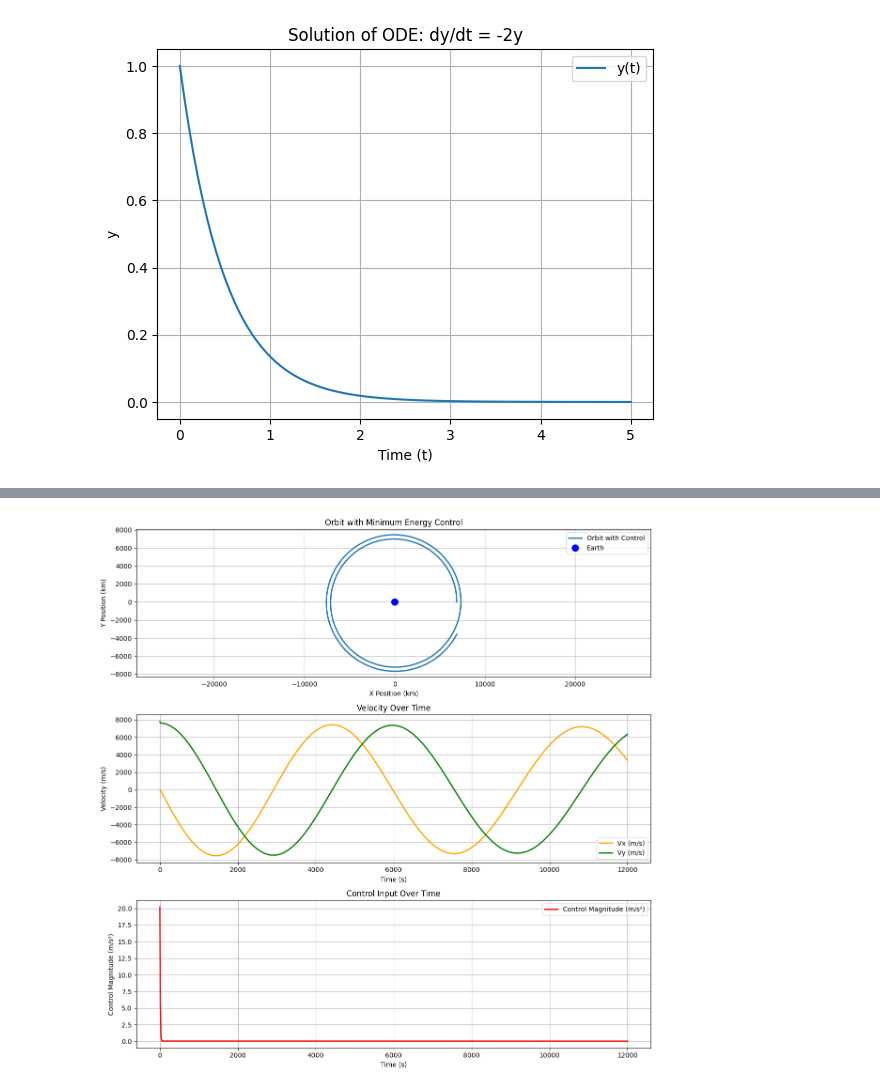
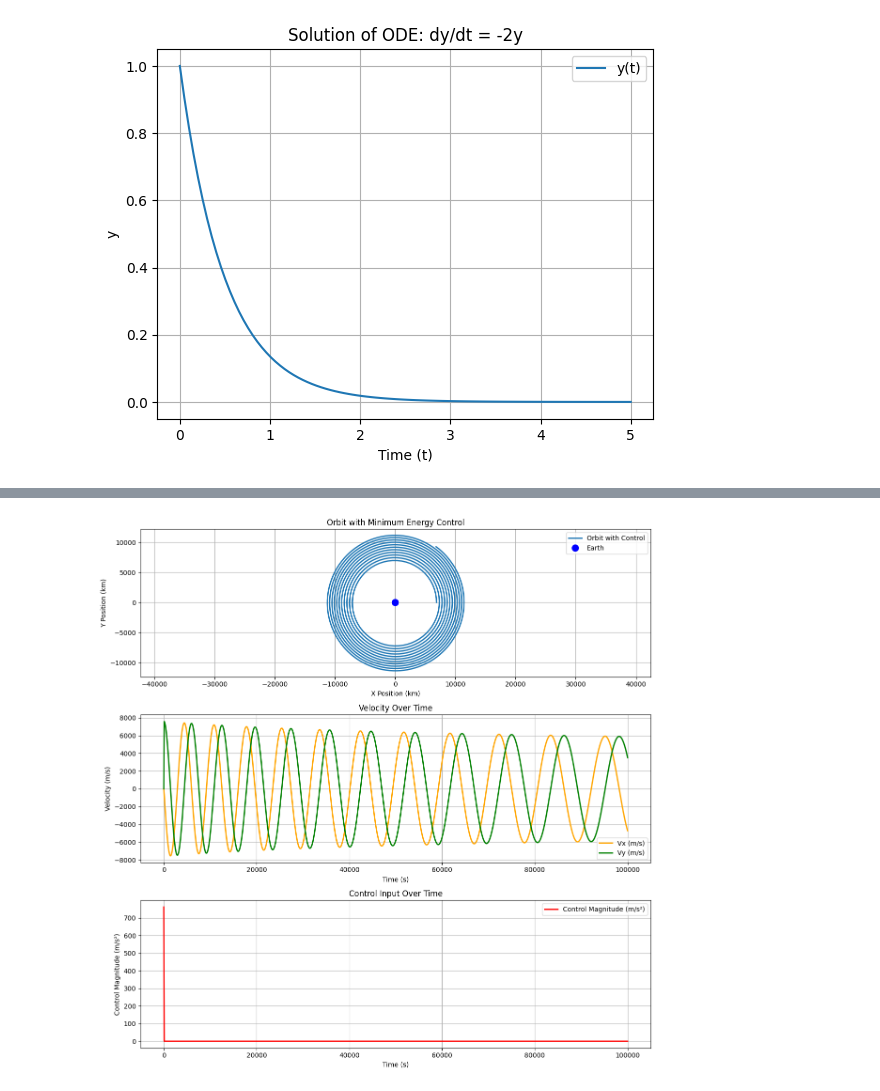
Before and after one commit to kar7mp5/Orbital_Attitude_Control, a Jupyter notebook: notebooks/orbit_simulation.ipynb, the cells around one changed output, grey strips where cells are left out. Drawn from its saved outputs; the diff is of its cells as text; code cells hidden in the pictures.

```diff
--- a/notebooks/orbit_simulation.ipynb
+++ b/notebooks/orbit_simulation.ipynb
@@ -305,7 +305,7 @@ def orbital_dynamics(t, X):
     return [vx, vy, ax, ay]
 
 # Solve the dynamics
-T = 12000  # Simulation time in seconds
+T = 100000  # Simulation time in seconds
 t_eval = np.linspace(0, T, 1000)  # Time points
 sol = solve_ivp(orbital_dynamics, [0, T], X0, t_eval=t_eval, rtol=1e-8, atol=1e-8)
 
@@ -324,31 +324,31 @@ plt.plot(x / 1e3, y / 1e3, label="Orbit with Control", linewidth=2)
 plt.plot(0, 0, 'o', label="Earth", color='blue', markersize=10)
 plt.xlabel("X Position (km)")
 plt.ylabel("Y Position (km)")
 plt.title("Orbit with Minimum Energy Control")
 plt.legend()
 plt.axis('equal')
 plt.grid()
 
 # 2. 속도 그래프
 plt.subplot(3, 1, 2)
 plt.plot(sol.t, vx, label="Vx (m/s)", color="orange", linewidth=2)
 plt.plot(sol.t, vy, label="Vy (m/s)", color="green", linewidth=2)
 plt.xlabel("Time (s)")
 plt.ylabel("Velocity (m/s)")
 plt.title("Velocity Over Time")
 plt.legend()
 plt.grid()
 
 # 3. 제어 입력 그래프
 plt.subplot(3, 1, 3)
 plt.plot(sol.t, control_magnitudes, label="Control Magnitude (m/s²)", color="red", linewidth=2)
 plt.xlabel("Time (s)")
 plt.ylabel("Control Magnitude (m/s²)")
 plt.title("Control Input Over Time")
 plt.legend()
 plt.grid()
 
 plt.tight_layout()
 plt.show()
 # %% [output]
-[figure, old version]
+[figure, new version]
```
Also changed, not shown: parts of 4 cells of this notebook.
